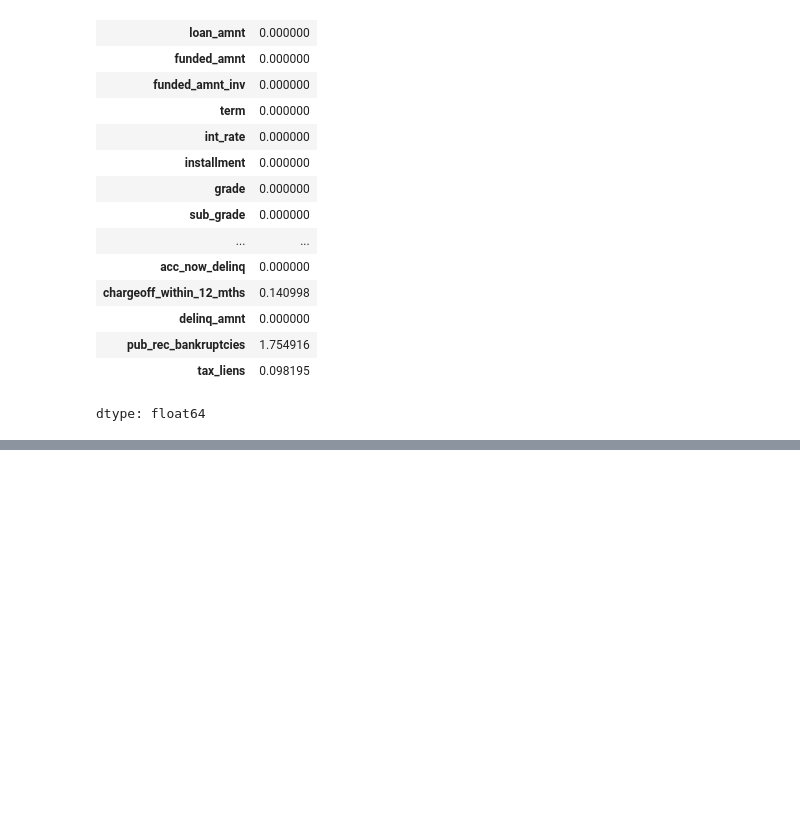
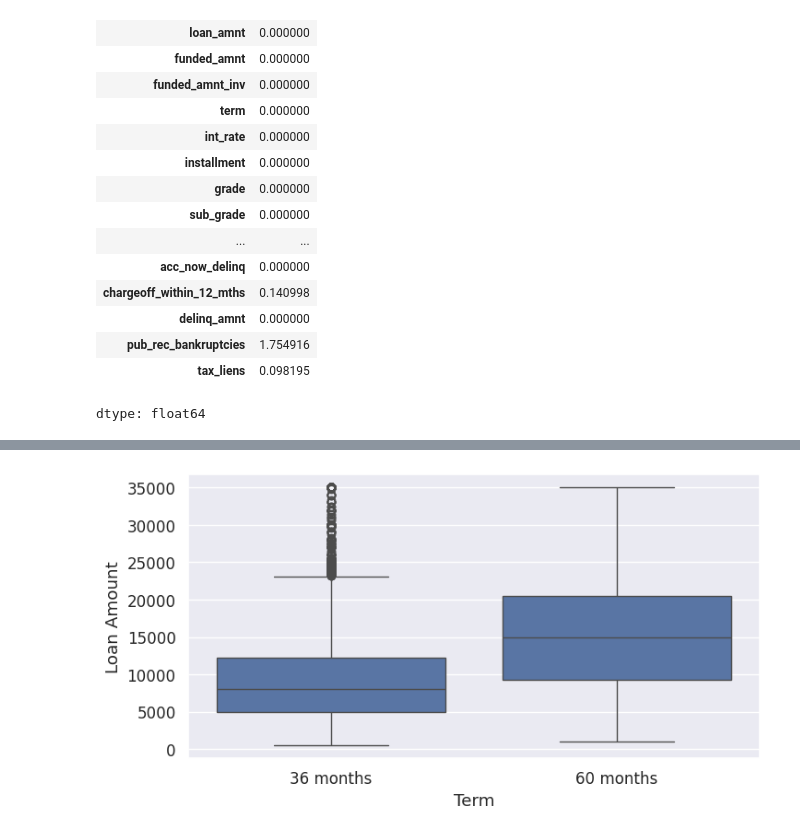
Before and after one commit to InsightByHarshit/Loan-Data-Analysis, a Jupyter notebook: Loan_Data.ipynb, the cells around one changed output, grey strips where cells are left out. Cells and saved outputs as stored; diff of their text form; code cells hidden in the pictures; blank space fills up the shorter version.

```diff
--- a/Loan_Data.ipynb
+++ b/Loan_Data.ipynb
@@ -430,0 +207,2 @@ plt.show()
+# %%
+new = pd.read_csv('cleaned_loan_data.csv')
@@ -430,0 +229,8 @@ plt.show()
+# %%
+plt.figure(figsize=(8, 4))
+sns.boxplot(x = 'term', y = 'loan_amnt',data = new)
+plt.xlabel("Term")
+plt.ylabel("Loan Amount")
+plt.show()
+# %% [output]
+[figure, added]
```
Also changed, not shown: parts of 40 cells of this notebook.
